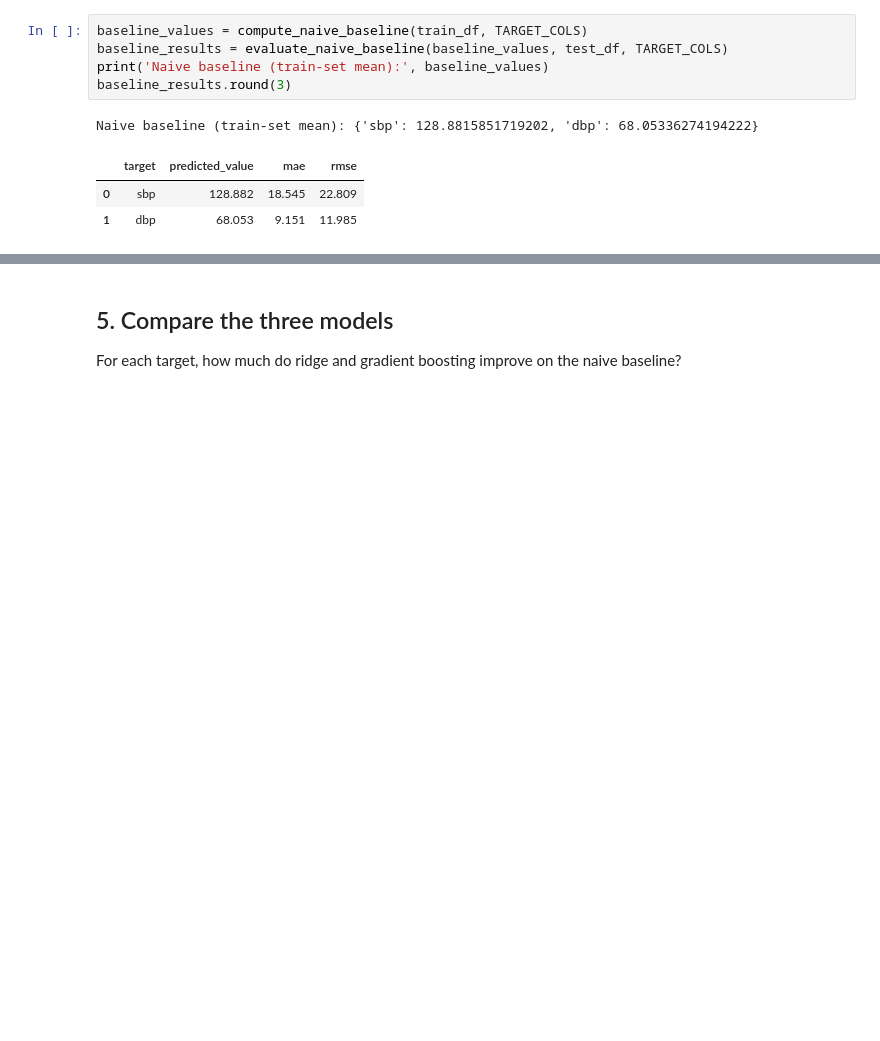
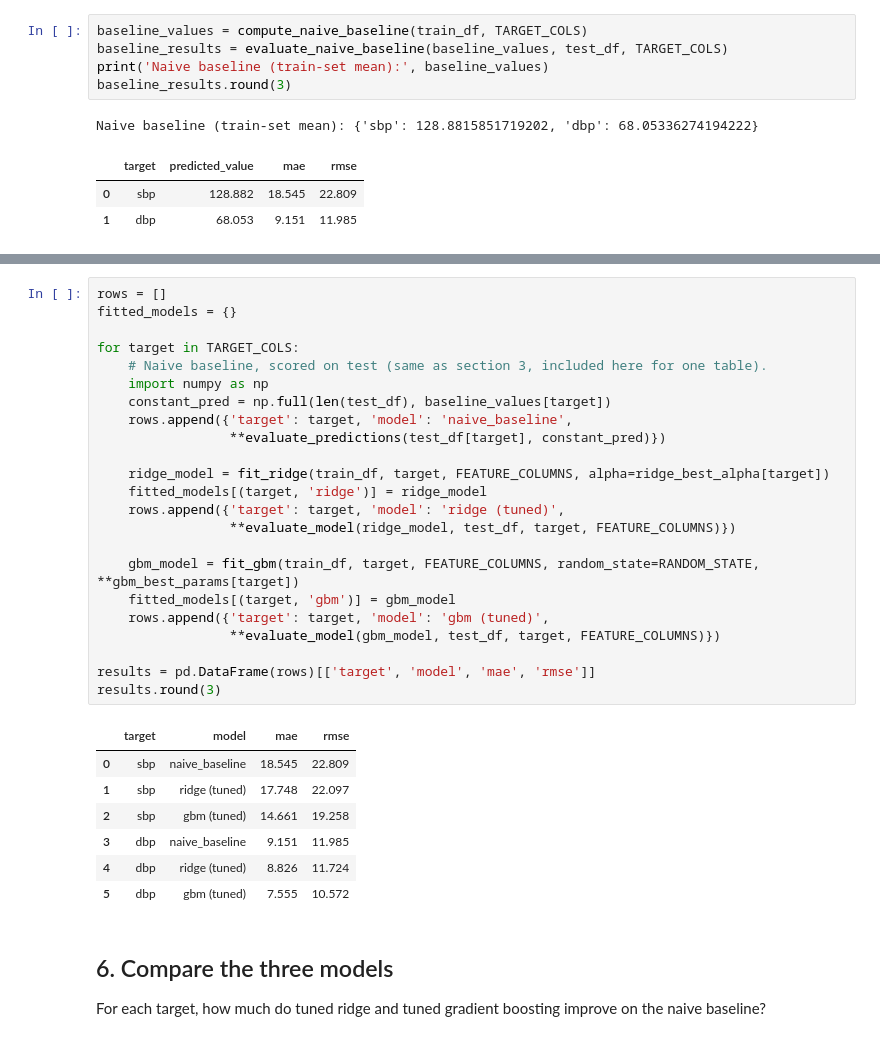
Before and after one commit to Break-Through-Tech/Microsoft-1A-educational-blood-pressure-estimation, a Jupyter notebook: notebooks/modeling.ipynb, the cells around one changed output, grey strips where cells are left out. Cells and saved outputs as stored; diff of their text form; blank space fills up the shorter version.

```diff
--- a/notebooks/modeling.ipynb
+++ b/notebooks/modeling.ipynb
@@ -112,8 +191,39 @@ results.round(3)
+# %%
+rows = []
+fitted_models = {}
+
+for target in TARGET_COLS:
+    # Naive baseline, scored on test (same as section 3, included here for one table).
+    import numpy as np
+    constant_pred = np.full(len(test_df), baseline_values[target])
+    rows.append({'target': target, 'model': 'naive_baseline',
+                 **evaluate_predictions(test_df[target], constant_pred)})
+
+    ridge_model = fit_ridge(train_df, target, FEATURE_COLUMNS, alpha=ridge_best_alpha[target])
+    fitted_models[(target, 'ridge')] = ridge_model
+    rows.append({'target': target, 'model': 'ridge (tuned)',
+                 **evaluate_model(ridge_model, test_df, target, FEATURE_COLUMNS)})
+
+    gbm_model = fit_gbm(train_df, target, FEATURE_COLUMNS, random_state=RANDOM_STATE, **gbm_best_params[target])
+    fitted_models[(target, 'gbm')] = gbm_model
+    rows.append({'target': target, 'model': 'gbm (tuned)',
+                 **evaluate_model(gbm_model, test_df, target, FEATURE_COLUMNS)})
+
+results = pd.DataFrame(rows)[['target', 'model', 'mae', 'rmse']]
+results.round(3)
+# %% [output]
+|  | target | model | mae | rmse |
+| 0 | sbp | naive_baseline | 18.545 | 22.809 |
+| 1 | sbp | ridge (tuned) | 17.748 | 22.097 |
+| 2 | sbp | gbm (tuned) | 14.661 | 19.258 |
+| 3 | dbp | naive_baseline | 9.151 | 11.985 |
+| 4 | dbp | ridge (tuned) | 8.826 | 11.724 |
+| 5 | dbp | gbm (tuned) | 7.555 | 10.572 |
 # %% [markdown]
-## 5. Compare the three models
+## 6. Compare the three models
 
-For each target, how much do ridge and gradient boosting improve on the naive
-baseline?
+For each target, how much do tuned ridge and tuned gradient boosting improve on the
+naive baseline?
 # %%
 import matplotlib.pyplot as plt
 
```
Also changed, not shown: parts of 15 cells of this notebook, 4 other files.
